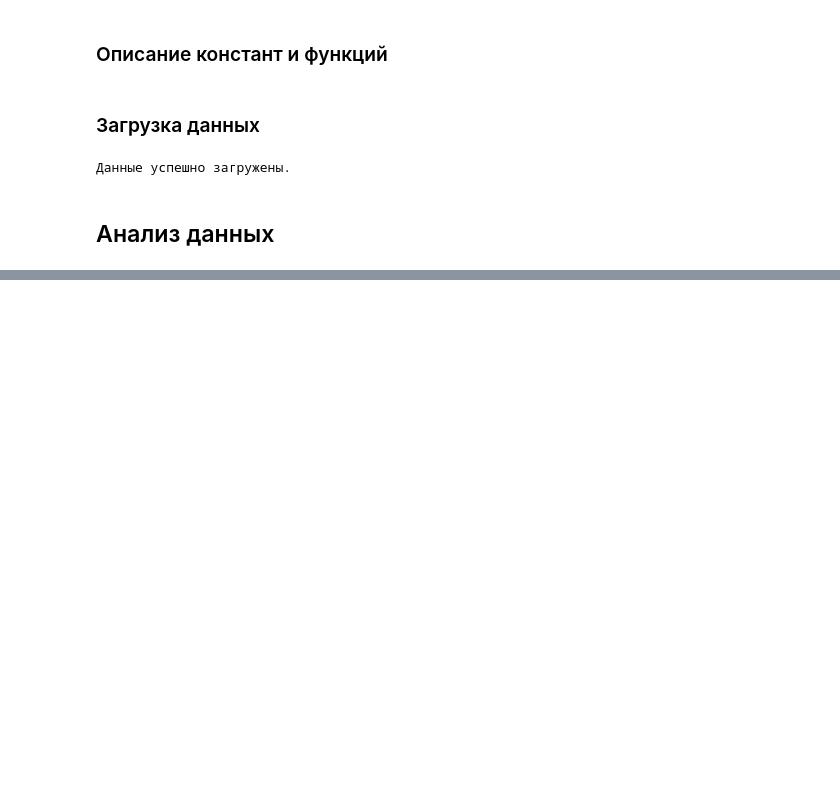
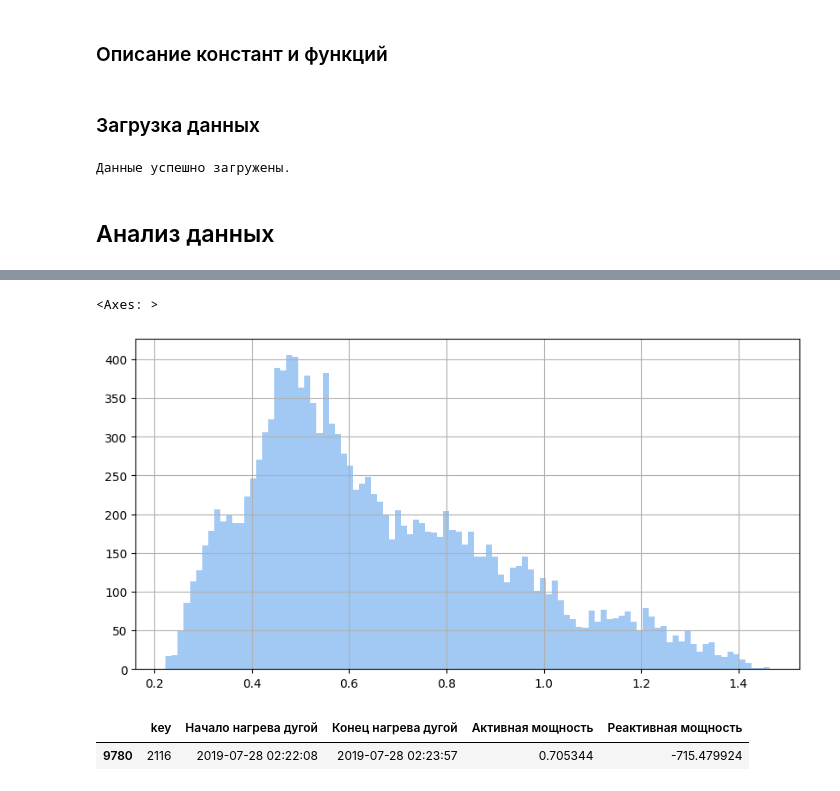
Before and after one commit to ivtroitskiy/datascience_bootcamp, a Jupyter notebook: fiinal_project.ipynb, the cells around one changed output, grey strips where cells are left out. Saved outputs shown, nothing was run; the diff lists cells and outputs as text; code cells hidden in the pictures; blank space fills up the shorter version.

```diff
--- a/fiinal_project.ipynb
+++ b/fiinal_project.ipynb
@@ -56,0 +151,10 @@ print('Данные успешно загружены.')
+# %%
+data_arc['Активная мощность'].hist(bins=100)
+# %% [output]
+<Axes: >
+[figure, added]
+# %%
+data_arc[data_arc['Реактивная мощность'] < 0].head()
+# %% [output]
+|  | key | Начало нагрева дугой | Конец нагрева дугой | Активная мощность | Реактивная мощность |
+| 9780 | 2116 | 2019-07-28 02:22:08 | 2019-07-28 02:23:57 | 0.705344 | -715.479924 |
```
Also changed, not shown: parts of 29 cells of this notebook.
